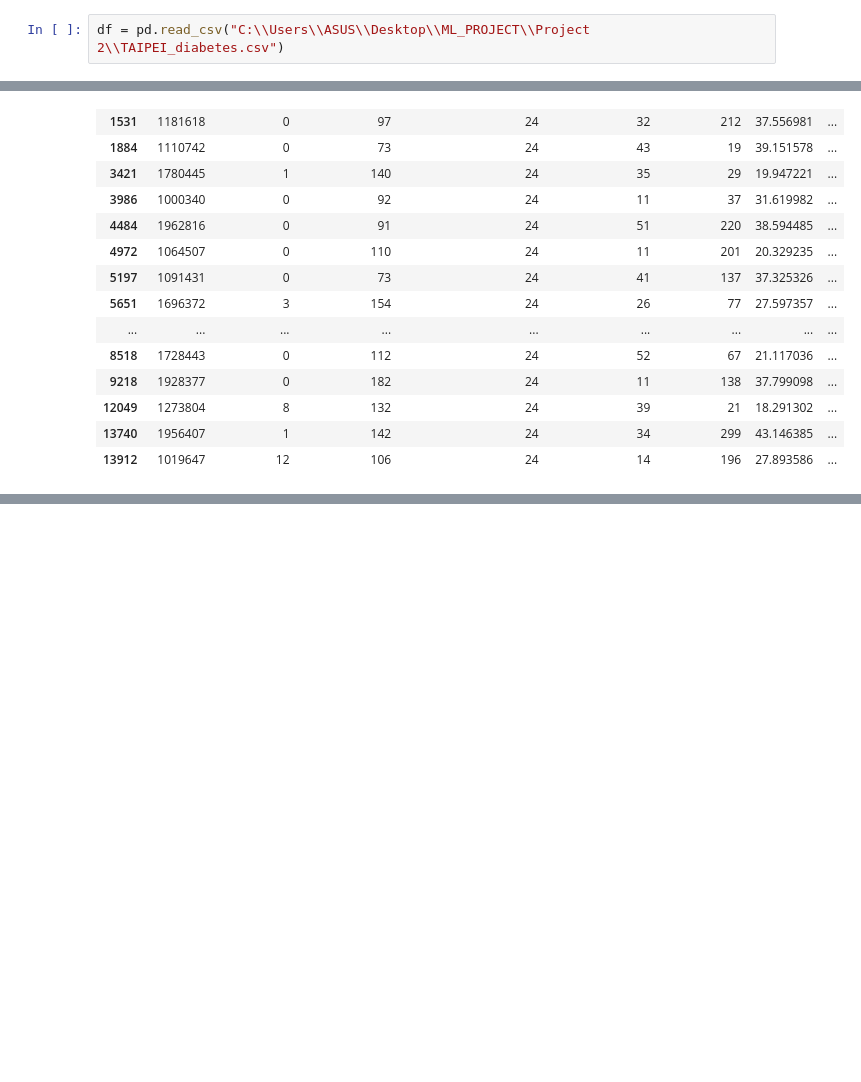
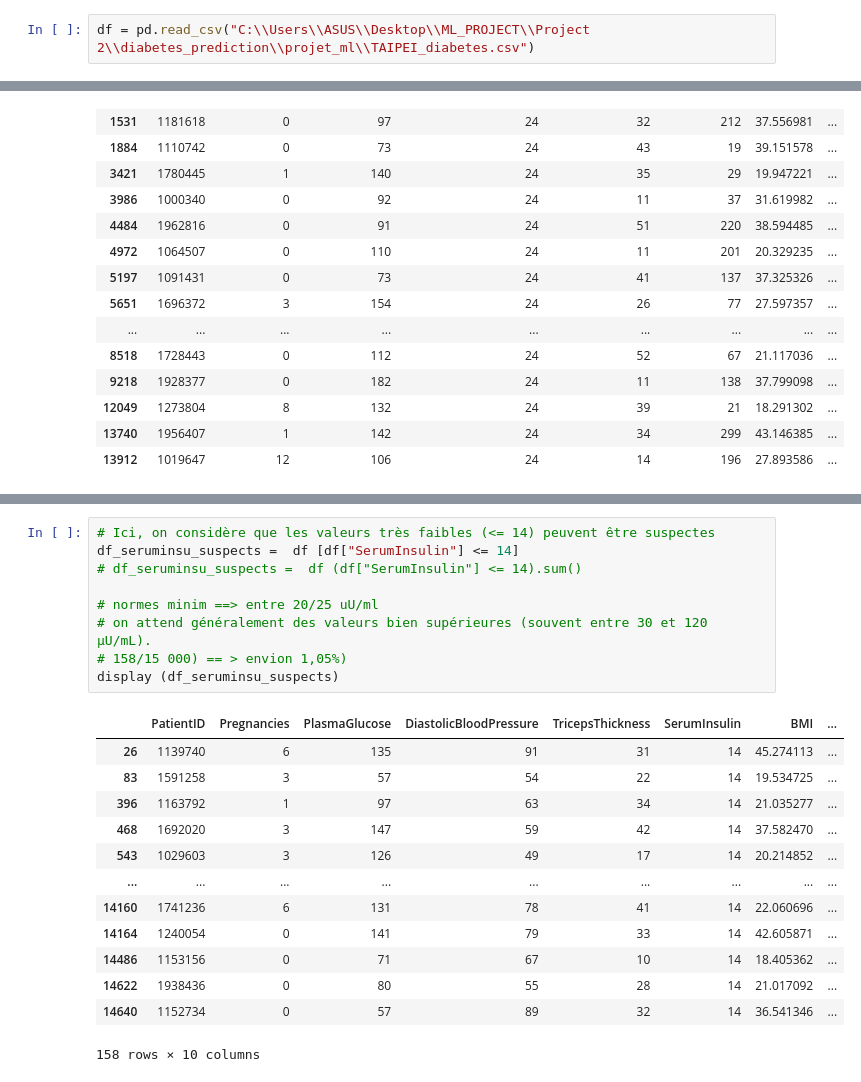
Before and after one commit to Lucky12348/diabetes_prediction, a Jupyter notebook: projet_ml/main.ipynb, the cells around one changed output, grey strips where cells are left out. Saved outputs shown, nothing was run; the diff lists cells and outputs as text; blank space fills up the shorter version.

```diff
--- a/projet_ml/main.ipynb
+++ b/projet_ml/main.ipynb
@@ -5,5 +12,5 @@ import seaborn as sns
 # %%
-df = pd.read_csv("C:\\Users\\ASUS\\Desktop\\ML_PROJECT\\Project 2\\TAIPEI_diabetes.csv")
+df = pd.read_csv("C:\\Users\\ASUS\\Desktop\\ML_PROJECT\\Project 2\\diabetes_prediction\\projet_ml\\TAIPEI_diabetes.csv")
 # %%
 len(df)
 # %% [output]
@@ -186,0 +208,23 @@ df_24
+# %%
+# Ici, on considère que les valeurs très faibles (<= 14) peuvent être suspectes
+df_seruminsu_suspects =  df [df["SerumInsulin"] <= 14]
+# df_seruminsu_suspects =  df (df["SerumInsulin"] <= 14).sum()
+
+# normes minim ==> entre 20/25 uU/ml
+# on attend généralement des valeurs bien supérieures (souvent entre 30 et 120 µU/mL).
+# 158/15 000) == > envion 1,05%)
+display (df_seruminsu_suspects)
+# %% [output]
+|  | PatientID | Pregnancies | PlasmaGlucose | DiastolicBloodPressure | TricepsThickness | SerumInsulin | BMI | ... |
+| 26 | 1139740 | 6 | 135 | 91 | 31 | 14 | 45.274113 | ... |
+| 83 | 1591258 | 3 | 57 | 54 | 22 | 14 | 19.534725 | ... |
+| 396 | 1163792 | 1 | 97 | 63 | 34 | 14 | 21.035277 | ... |
+| 468 | 1692020 | 3 | 147 | 59 | 42 | 14 | 37.582470 | ... |
+| 543 | 1029603 | 3 | 126 | 49 | 17 | 14 | 20.214852 | ... |
+| ... | ... | ... | ... | ... | ... | ... | ... | ... |
+| 14160 | 1741236 | 6 | 131 | 78 | 41 | 14 | 22.060696 | ... |
+| 14164 | 1240054 | 0 | 141 | 79 | 33 | 14 | 42.605871 | ... |
+| 14486 | 1153156 | 0 | 71 | 67 | 10 | 14 | 18.405362 | ... |
+| 14622 | 1938436 | 0 | 80 | 55 | 28 | 14 | 21.017092 | ... |
+| 14640 | 1152734 | 0 | 57 | 89 | 32 | 14 | 36.541346 | ... |
+158 rows × 10 columns
```
Also changed, not shown: parts of 10 cells of this notebook.
